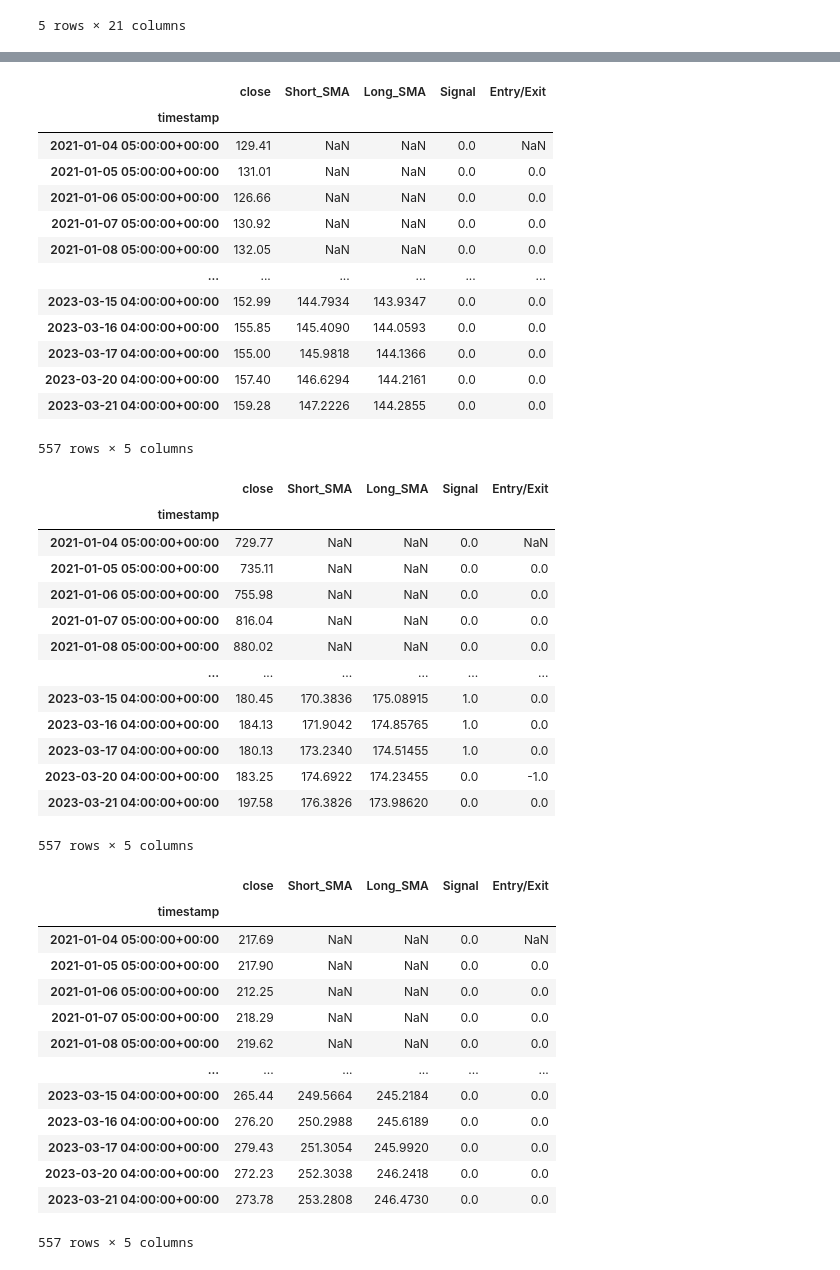
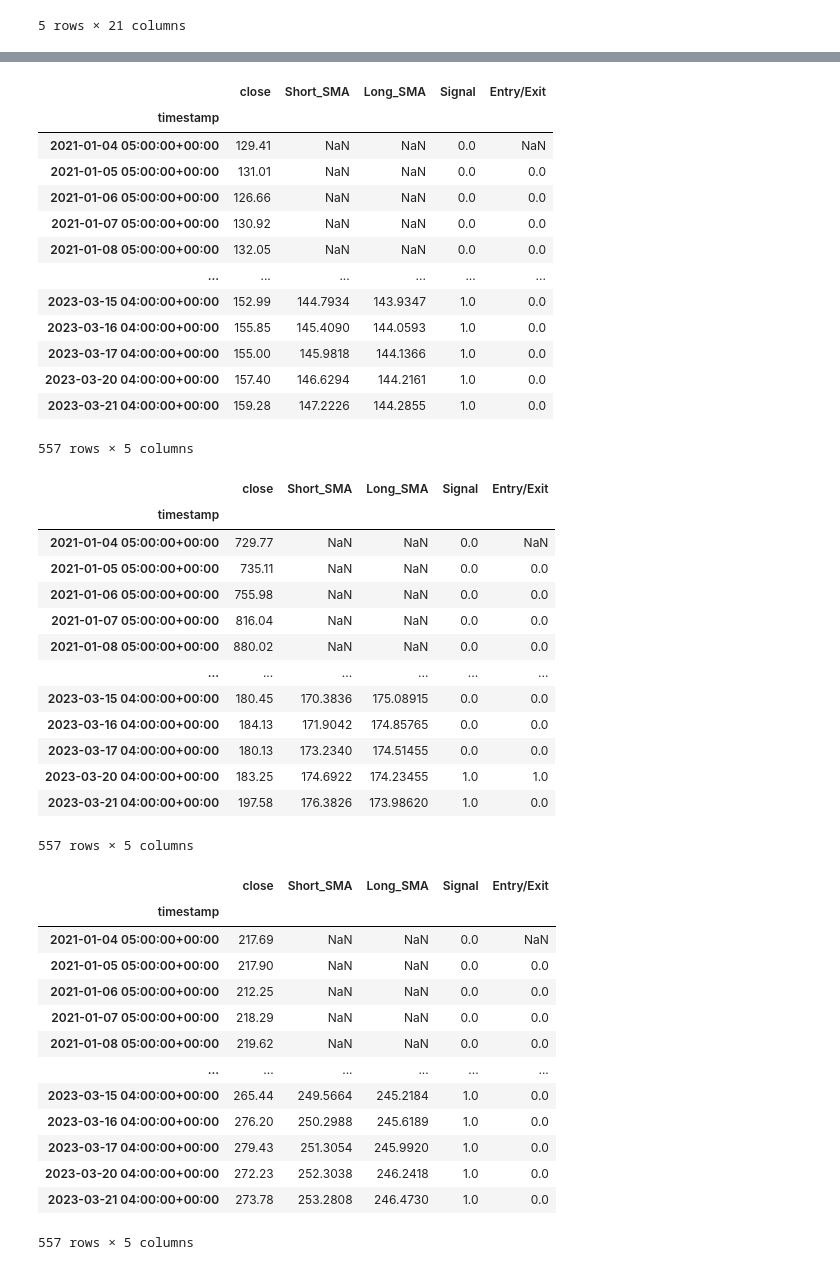
Before and after one commit to vincentsgarzi/FinTechProject2, a Jupyter notebook: Vinny/Alpaca_work.ipynb, the cells around one changed output, grey strips where cells are left out. Cells and saved outputs as stored; diff of their text form; code cells hidden in the pictures.

Commit message:
updated DMAC to advise on long positions instead of short

```diff
--- a/Vinny/Alpaca_work.ipynb
+++ b/Vinny/Alpaca_work.ipynb
@@ -143,46 +143,46 @@ for ticker in tickers_dfs:
 
     # generate the trading signals
     ticker["Signal"][short_window:] = np.where(
-        ticker["Short_SMA"][short_window:] < ticker["Long_SMA"][short_window:], 1.0, 0.0)
+        ticker["Short_SMA"][short_window:] > ticker["Long_SMA"][short_window:], 1.0, 0.0)
 
     # use signals to determine when to trade
     ticker["Entry/Exit"] = ticker["Signal"].diff()
 
     # add to signals list
     signals_dfs.append(ticker)
 
 
 # see if it worked
 for ticker in signals_dfs:
     display(ticker)
 # %% [output]
 |  | close | Short_SMA | Long_SMA | Signal | Entry/Exit |
 | timestamp |  |  |  |  |  |
 | 2021-01-04 05:00:00+00:00 | 129.41 | NaN | NaN | 0.0 | NaN |
 | 2021-01-05 05:00:00+00:00 | 131.01 | NaN | NaN | 0.0 | 0.0 |
 | 2021-01-06 05:00:00+00:00 | 126.66 | NaN | NaN | 0.0 | 0.0 |
 | 2021-01-07 05:00:00+00:00 | 130.92 | NaN | NaN | 0.0 | 0.0 |
 | 2021-01-08 05:00:00+00:00 | 132.05 | NaN | NaN | 0.0 | 0.0 |
 | ... | ... | ... | ... | ... | ... |
-| 2023-03-15 04:00:00+00:00 | 152.99 | 144.7934 | 143.9347 | 0.0 | 0.0 |
-| 2023-03-16 04:00:00+00:00 | 155.85 | 145.4090 | 144.0593 | 0.0 | 0.0 |
-| 2023-03-17 04:00:00+00:00 | 155.00 | 145.9818 | 144.1366 | 0.0 | 0.0 |
-| 2023-03-20 04:00:00+00:00 | 157.40 | 146.6294 | 144.2161 | 0.0 | 0.0 |
-| 2023-03-21 04:00:00+00:00 | 159.28 | 147.2226 | 144.2855 | 0.0 | 0.0 |
+| 2023-03-15 04:00:00+00:00 | 152.99 | 144.7934 | 143.9347 | 1.0 | 0.0 |
+| 2023-03-16 04:00:00+00:00 | 155.85 | 145.4090 | 144.0593 | 1.0 | 0.0 |
+| 2023-03-17 04:00:00+00:00 | 155.00 | 145.9818 | 144.1366 | 1.0 | 0.0 |
+| 2023-03-20 04:00:00+00:00 | 157.40 | 146.6294 | 144.2161 | 1.0 | 0.0 |
+| 2023-03-21 04:00:00+00:00 | 159.28 | 147.2226 | 144.2855 | 1.0 | 0.0 |
 557 rows × 5 columns
 |  | close | Short_SMA | Long_SMA | Signal | Entry/Exit |
 | timestamp |  |  |  |  |  |
 | 2021-01-04 05:00:00+00:00 | 729.77 | NaN | NaN | 0.0 | NaN |
 | 2021-01-05 05:00:00+00:00 | 735.11 | NaN | NaN | 0.0 | 0.0 |
 | 2021-01-06 05:00:00+00:00 | 755.98 | NaN | NaN | 0.0 | 0.0 |
 | 2021-01-07 05:00:00+00:00 | 816.04 | NaN | NaN | 0.0 | 0.0 |
 | 2021-01-08 05:00:00+00:00 | 880.02 | NaN | NaN | 0.0 | 0.0 |
 | ... | ... | ... | ... | ... | ... |
-| 2023-03-15 04:00:00+00:00 | 180.45 | 170.3836 | 175.08915 | 1.0 | 0.0 |
-| 2023-03-16 04:00:00+00:00 | 184.13 | 171.9042 | 174.85765 | 1.0 | 0.0 |
-| 2023-03-17 04:00:00+00:00 | 180.13 | 173.2340 | 174.51455 | 1.0 | 0.0 |
-| 2023-03-20 04:00:00+00:00 | 183.25 | 174.6922 | 174.23455 | 0.0 | -1.0 |
-| 2023-03-21 04:00:00+00:00 | 197.58 | 176.3826 | 173.98620 | 0.0 | 0.0 |
+| 2023-03-15 04:00:00+00:00 | 180.45 | 170.3836 | 175.08915 | 0.0 | 0.0 |
+| 2023-03-16 04:00:00+00:00 | 184.13 | 171.9042 | 174.85765 | 0.0 | 0.0 |
+| 2023-03-17 04:00:00+00:00 | 180.13 | 173.2340 | 174.51455 | 0.0 | 0.0 |
+| 2023-03-20 04:00:00+00:00 | 183.25 | 174.6922 | 174.23455 | 1.0 | 1.0 |
+| 2023-03-21 04:00:00+00:00 | 197.58 | 176.3826 | 173.98620 | 1.0 | 0.0 |
 557 rows × 5 columns
 |  | close | Short_SMA | Long_SMA | Signal | Entry/Exit |
 | timestamp |  |  |  |  |  |
@@ -192,11 +192,11 @@ for ticker in signals_dfs:
 | 2021-01-07 05:00:00+00:00 | 218.29 | NaN | NaN | 0.0 | 0.0 |
 | 2021-01-08 05:00:00+00:00 | 219.62 | NaN | NaN | 0.0 | 0.0 |
 | ... | ... | ... | ... | ... | ... |
-| 2023-03-15 04:00:00+00:00 | 265.44 | 249.5664 | 245.2184 | 0.0 | 0.0 |
-| 2023-03-16 04:00:00+00:00 | 276.20 | 250.2988 | 245.6189 | 0.0 | 0.0 |
-| 2023-03-17 04:00:00+00:00 | 279.43 | 251.3054 | 245.9920 | 0.0 | 0.0 |
-| 2023-03-20 04:00:00+00:00 | 272.23 | 252.3038 | 246.2418 | 0.0 | 0.0 |
-| 2023-03-21 04:00:00+00:00 | 273.78 | 253.2808 | 246.4730 | 0.0 | 0.0 |
+| 2023-03-15 04:00:00+00:00 | 265.44 | 249.5664 | 245.2184 | 1.0 | 0.0 |
+| 2023-03-16 04:00:00+00:00 | 276.20 | 250.2988 | 245.6189 | 1.0 | 0.0 |
+| 2023-03-17 04:00:00+00:00 | 279.43 | 251.3054 | 245.9920 | 1.0 | 0.0 |
+| 2023-03-20 04:00:00+00:00 | 272.23 | 252.3038 | 246.2418 | 1.0 | 0.0 |
+| 2023-03-21 04:00:00+00:00 | 273.78 | 253.2808 | 246.4730 | 1.0 | 0.0 |
 557 rows × 5 columns
 # %%
 # pretty graphs?
```
